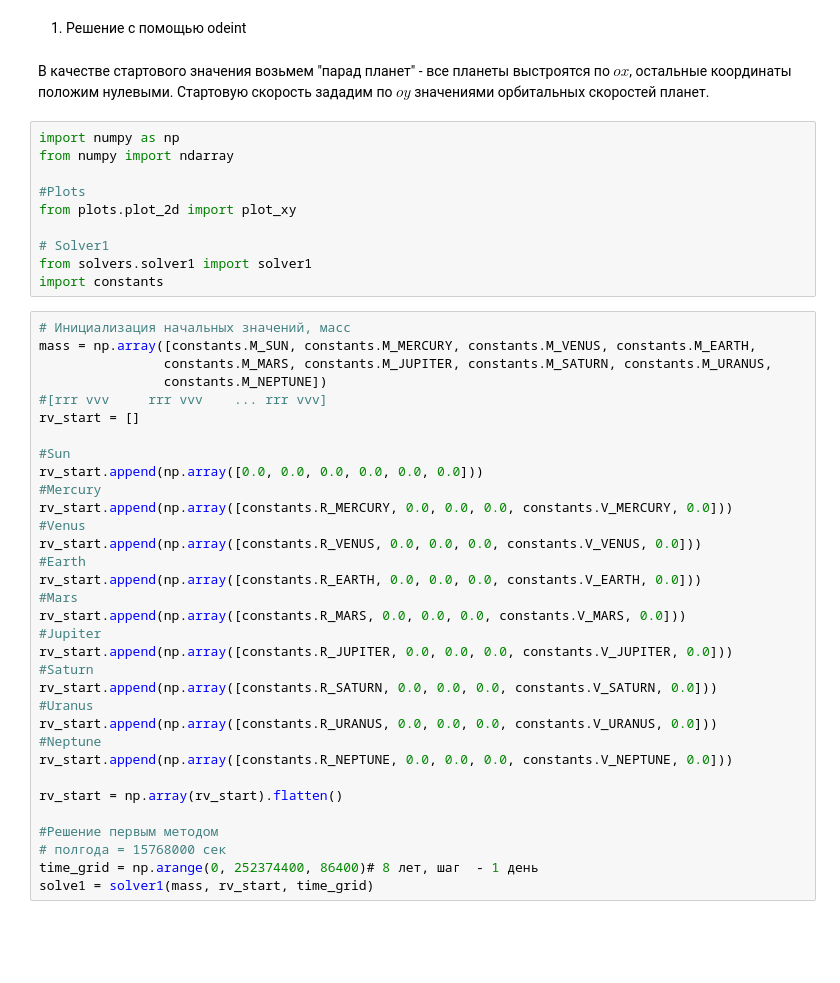
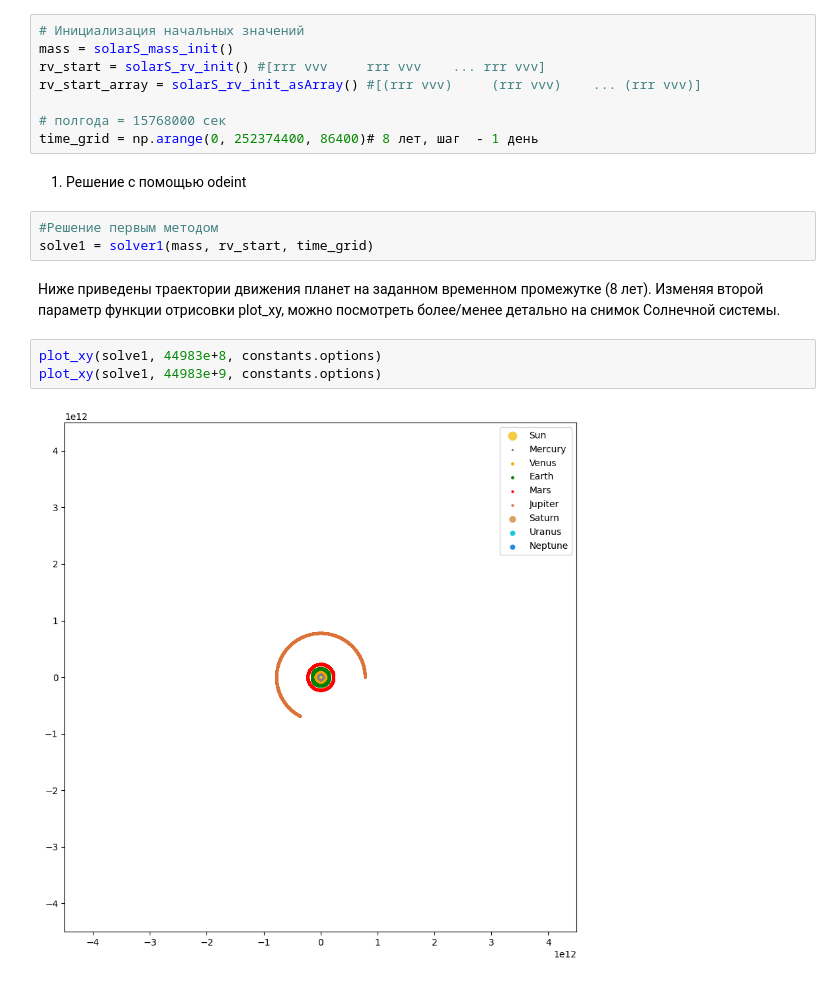
Before and after one commit to AlenaSetukha/KTMM, a Jupyter notebook: task3/main.ipynb, the cells around one changed output. Cells and saved outputs as stored; diff of their text form; blank space fills up the shorter version.

```diff
--- a/task3/main.ipynb
+++ b/task3/main.ipynb
@@ -29,47 +47,20 @@ $\begin{equation}
+# %%
+# Инициализация начальных значений
+mass = solarS_mass_init()
+rv_start = solarS_rv_init() #[rrr vvv     rrr vvv    ... rrr vvv]
+rv_start_array = solarS_rv_init_asArray() #[(rrr vvv)     (rrr vvv)    ... (rrr vvv)]
+
+# полгода = 15768000 сек
+time_grid = np.arange(0, 252374400, 86400)# 8 лет, шаг  - 1 день
 # %% [markdown]
 1. Решение с помощью odeint
-# %% [markdown]
-В качестве стартового значения возьмем "парад планет" - все планеты выстроятся по $ox$, остальные координаты положим нулевыми. Стартовую скорость зададим по $oy$ значениями орбитальных скоростей планет.
-# %%
-import numpy as np
-from numpy import ndarray
-
-#Plots
-from plots.plot_2d import plot_xy
-
-# Solver1
-from solvers.solver1 import solver1
-import constants
-# %%
-# Инициализация начальных значений, масс
-mass = np.array([constants.M_SUN, constants.M_MERCURY, constants.M_VENUS, constants.M_EARTH,
-                constants.M_MARS, constants.M_JUPITER, constants.M_SATURN, constants.M_URANUS,
-                constants.M_NEPTUNE])
-#[rrr vvv     rrr vvv    ... rrr vvv]
-rv_start = []
-
-#Sun
-rv_start.append(np.array([0.0, 0.0, 0.0, 0.0, 0.0, 0.0]))
-#Mercury
-rv_start.append(np.array([constants.R_MERCURY, 0.0, 0.0, 0.0, constants.V_MERCURY, 0.0]))
-#Venus
-rv_start.append(np.array([constants.R_VENUS, 0.0, 0.0, 0.0, constants.V_VENUS, 0.0]))
-#Earth
-rv_start.append(np.array([constants.R_EARTH, 0.0, 0.0, 0.0, constants.V_EARTH, 0.0]))
-#Mars
-rv_start.append(np.array([constants.R_MARS, 0.0, 0.0, 0.0, constants.V_MARS, 0.0]))
-#Jupiter
-rv_start.append(np.array([constants.R_JUPITER, 0.0, 0.0, 0.0, constants.V_JUPITER, 0.0]))
-#Saturn
-rv_start.append(np.array([constants.R_SATURN, 0.0, 0.0, 0.0, constants.V_SATURN, 0.0]))
-#Uranus
-rv_start.append(np.array([constants.R_URANUS, 0.0, 0.0, 0.0, constants.V_URANUS, 0.0]))
-#Neptune
-rv_start.append(np.array([constants.R_NEPTUNE, 0.0, 0.0, 0.0, constants.V_NEPTUNE, 0.0]))
-
-rv_start = np.array(rv_start).flatten()
-
-#Решение первым методом
-# полгода = 15768000 сек
-time_grid = np.arange(0, 252374400, 86400)# 8 лет, шаг  - 1 день
-solve1 = solver1(mass, rv_start, time_grid)
+# %%
+#Решение первым методом
+solve1 = solver1(mass, rv_start, time_grid)
+# %% [markdown]
+Ниже приведены траектории движения планет на заданном временном промежутке (8 лет). Изменяя второй параметр функции отрисовки plot_xy, можно посмотреть более/менее детально на снимок Солнечной системы.
+# %%
+plot_xy(solve1, 44983e+8, constants.options)
+plot_xy(solve1, 44983e+9, constants.options)
+# %% [output]
+[figure, added]
```
Also changed, not shown: parts of 11 cells of this notebook, 6 other files.
